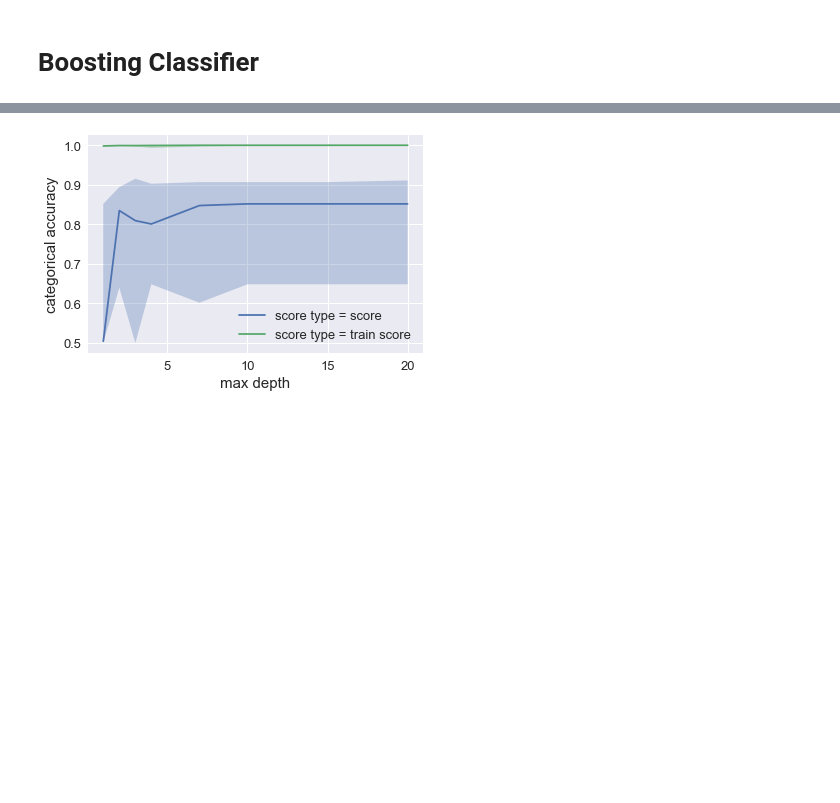
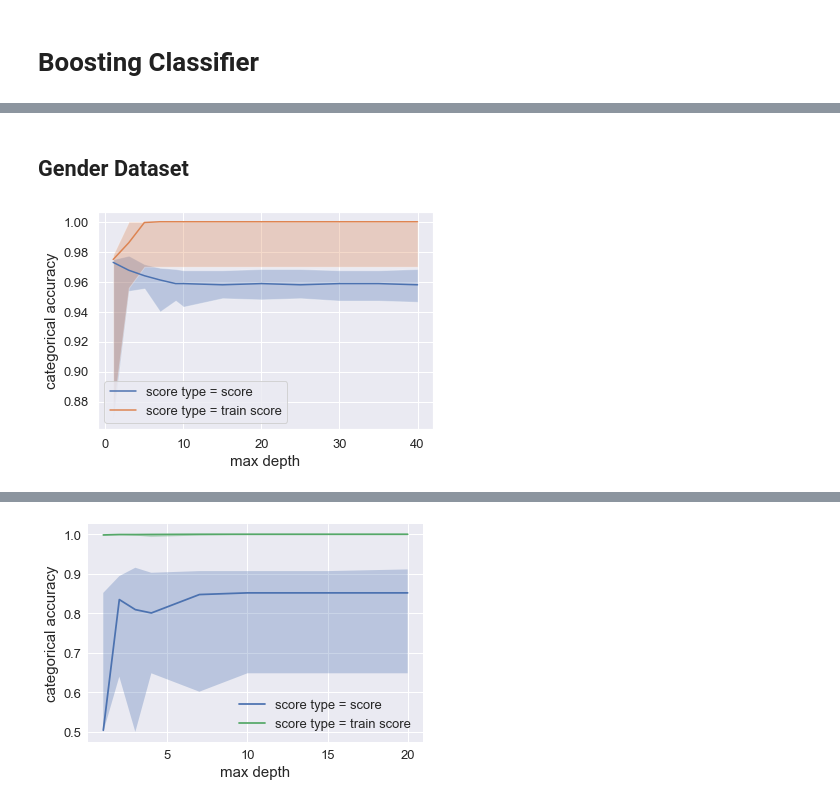
Before and after one commit to Sevla8/CS-7641_Machine-Learning, a Jupyter notebook: SL/scripts/boost.ipynb, the cells around one changed output, grey strips where cells are left out. Saved outputs shown, nothing was run; the diff lists cells and outputs as text; code cells hidden in the pictures; blank space fills up the shorter version.

Commit message:
OK except boosting

```diff
--- a/SL/scripts/boost.ipynb
+++ b/SL/scripts/boost.ipynb
@@ -90,0 +90,37 @@ KeyboardInterrupt:
+# %% [markdown]
+## Gender Dataset
+# %%
+data_set_name = "gender"
+with open("../stats/boost_" + data_set_name + "_dict.pikle", 'rb') as handle:
+	dd = pickle.load(handle)
+with open("../stats/boost_" + data_set_name + "_dict_indexes.pikle", 'rb') as handle:
+	ddi = pickle.load(handle)
+# %%
+x_arg_name = 'max_depth'
+y_arg_name = 'score_type'
+z_arg_name = 'score_type'
+
+x_arg_id = ddi[x_arg_name]
+y_arg_id = ddi[y_arg_name]
+z_arg_id = ddi[z_arg_name]
+
+cd = consolidate_dict_data(
+	dd,
+	consolidate_argx=x_arg_id,
+	argx_name=x_arg_name,
+	consolidate_argy=y_arg_id,
+	argy_name=y_arg_name,
+	consolidate_argz=z_arg_id,
+	filters=None
+)
+plt.figure()
+for a, d in cd.items():
+	plt.plot(d.get(x_arg_name),d.get('median'), label=z_arg_name.replace('_',' ') + ' = ' + str(a).replace('_',' '))
+	plt.fill_between(d.get(x_arg_name), d.get('min'), d.get('max'), alpha=0.3)
+plt.ylabel('categorical accuracy')
+plt.xlabel(x_arg_name.replace('_',' '))
+plt.legend()
+plt.savefig("../graphics/boost_"+data_set_name+"_"+x_arg_name+"_"+y_arg_name+"_"+z_arg_name+".png")
+plt.show()
+# %% [output]
+[figure, added]
```
Also changed, not shown: parts of 24 cells of this notebook, 24 other files.
